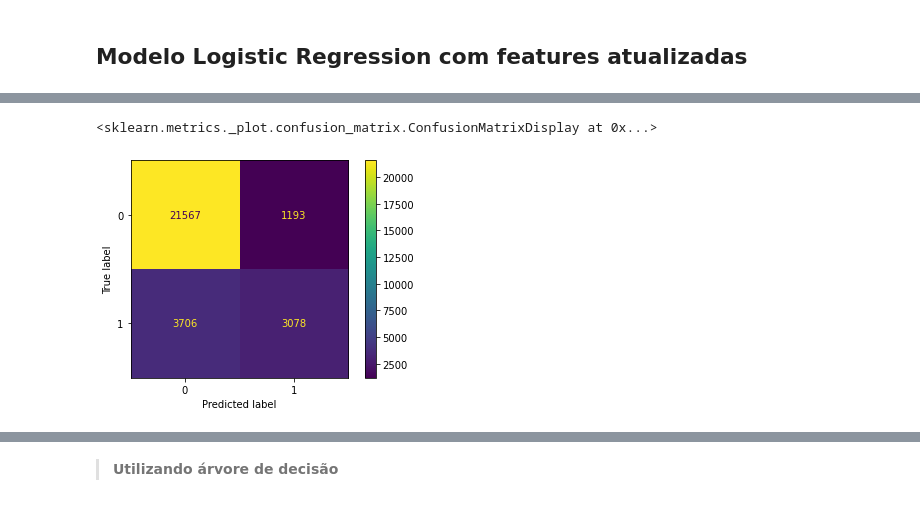
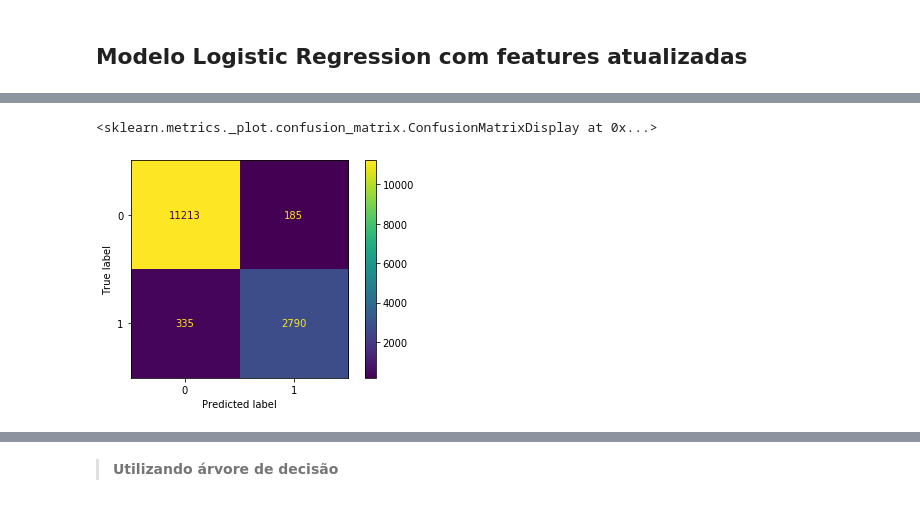
Before and after one commit to matheuslavado/case-data-science-process, a Jupyter notebook: case_raintomorrow.ipynb, the cells around one changed output, grey strips where cells are left out. Saved outputs shown, nothing was run; the diff lists cells and outputs as text; code cells hidden in the pictures.

```diff
--- a/case_raintomorrow.ipynb
+++ b/case_raintomorrow.ipynb
@@ -424,0 +535,6 @@ df_master
+# %%
+final_features_all = pd.merge(final_features_all, intermediate_df, on = 'location')
+# %%
+final_all = pd.get_dummies(final_features_all.drop(columns = ['date', 'location']))
+# %%
+final_all_nonna = final_all.dropna()
@@ -461,0 +605,33 @@ weighted avg       0.82      0.84      0.82     88630
+# %%
+std = StandardScaler()
+
+X_all = final_all_nonna.drop(columns = ['raintomorrow'])
+X = final_all_nonna[['humidity9am', 'humidity3pm', 'pressure9am', 'pressure3pm', 'cloud9am',
+       'cloud3pm', 'temp9am', 'temp3pm', 'wind_speed9am',
+       'wind_speed3pm', 'latitude', 'longitude', 'altitude',
+       'wind_dir9am_E', 'wind_dir9am_ENE', 'wind_dir9am_ESE', 'wind_dir9am_N',
+       'wind_dir9am_NE', 'wind_dir9am_NNE', 'wind_dir9am_NNW',
+       'wind_dir9am_NW', 'wind_dir9am_S', 'wind_dir9am_SE', 'wind_dir9am_SSE',
+       'wind_dir9am_SSW', 'wind_dir9am_SW', 'wind_dir9am_W', 'wind_dir9am_WNW',
+       'wind_dir9am_WSW', 'wind_dir3pm_E', 'wind_dir3pm_ENE',
+       'wind_dir3pm_ESE', 'wind_dir3pm_N', 'wind_dir3pm_NE', 'wind_dir3pm_NNE',
+       'wind_dir3pm_NNW', 'wind_dir3pm_NW', 'wind_dir3pm_S', 'wind_dir3pm_SE',
+       'wind_dir3pm_SSE', 'wind_dir3pm_SSW', 'wind_dir3pm_SW', 'wind_dir3pm_W',
+       'wind_dir3pm_WNW', 'wind_dir3pm_WSW', 'month_April', 'month_August',
+       'month_December', 'month_February', 'month_January', 'month_July',
+       'month_June', 'month_March', 'month_May', 'month_November',
+       'month_October', 'month_September']]
+y = final_all_nonna.raintomorrow
+
+X_all_std = std.fit_transform(X_all)
+X_std = std.fit_transform(X)
+y_all = y
+
+X_all_std_train, X_all_std_test, y_all_train, y_all_test = train_test_split(X_all_std, y_all)
+X_std_train, X_std_test, y_train, y_test = train_test_split(X_std, y)
+
+logistic = LogisticRegression(max_iter = 2000)
+logistic.fit(X_std_train, y_train)
+y_pred = logistic.predict(X_std_test)
+
+print(classification_report(y_test, y_pred))
@@ -482,7 +683,7 @@ pd.DataFrame(list(zip(list(model_newfeatures.coef_[0]), newfeatures.drop(columns
 # %%
 from sklearn.metrics import plot_confusion_matrix
 
-plot_confusion_matrix(model_newfeatures, X_newfeatures_std_test, y_newfeatures_test, values_format='.0f')
+plot_confusion_matrix(logistic_all, X_all_std_test, y_all_test, values_format='.0f')
 # %% [output]
 <sklearn.metrics._plot.confusion_matrix.ConfusionMatrixDisplay at 0x...>
-[figure, old version]
+[figure, new version]
```
Also changed, not shown: parts of 41 cells of this notebook.
